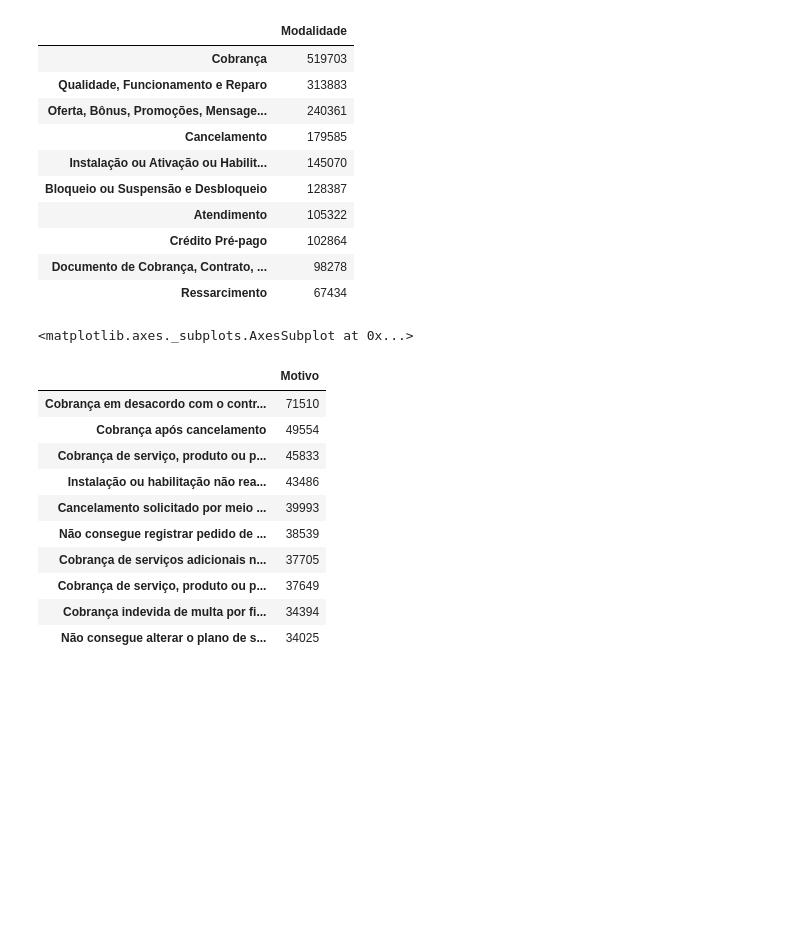
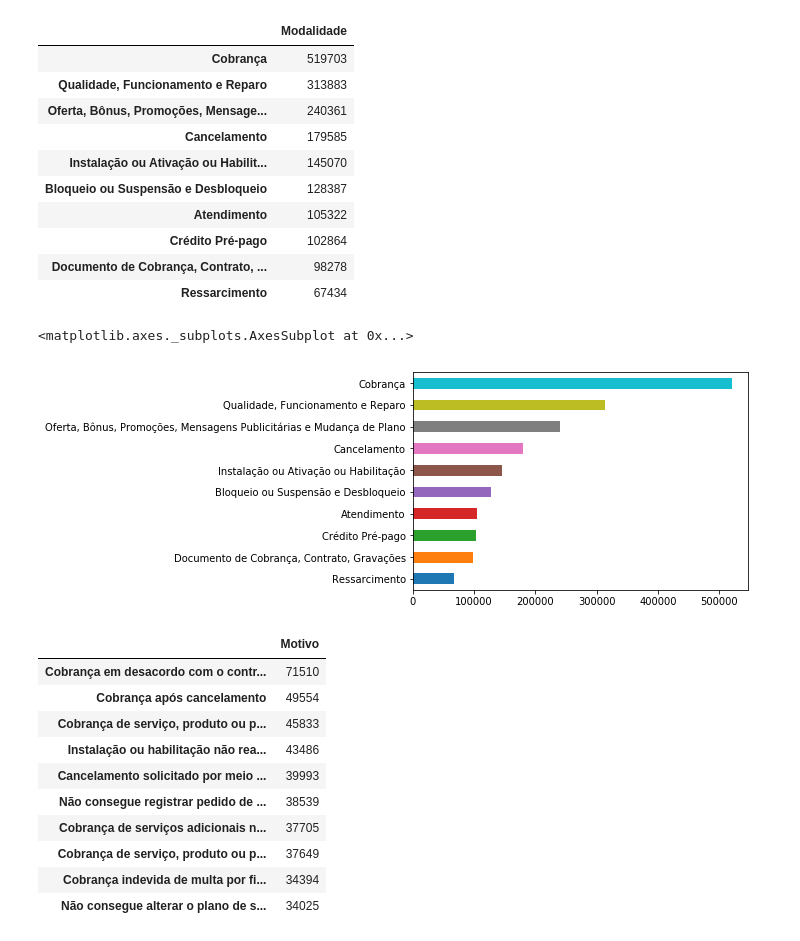
Before and after one commit to Rafaelcvo/dataset_anatel_pos, a Jupyter notebook: anatel.ipynb, the cells around one changed output. Cells and saved outputs as stored; diff of their text form; code cells hidden in the pictures; blank space fills up the shorter version.

```diff
--- a/anatel.ipynb
+++ b/anatel.ipynb
@@ -384,9 +384,11 @@ recl_mod[:10].to_frame()
 # %%
 #Grafico com as 10 maiores reclamações pelo tipo de classificação de modalidade
 
-recl_mod[:10].plot(kind='barh', figsize=(30,20),fontsize=(35))
+ax_mod = recl_mod[0:10].sort_values()
+ax_mod.plot.barh()
 # %% [output]
 <matplotlib.axes._subplots.AxesSubplot at 0x...>
+[figure, added]
 # %%
 #As 10 maiores reclamações pelo tipo de classificação de motivo
 
```
Also changed, not shown: parts of 5 cells of this notebook.
